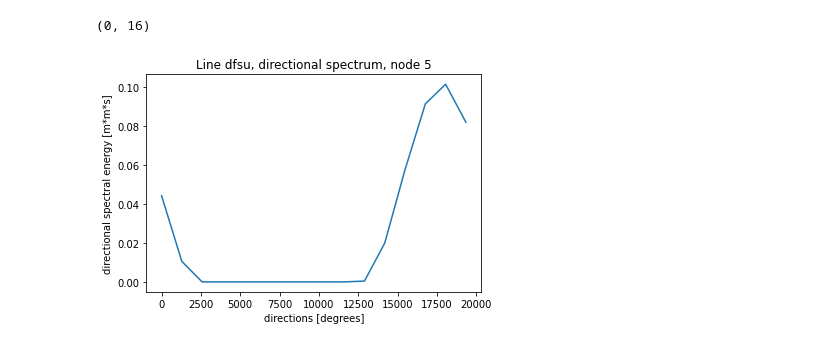
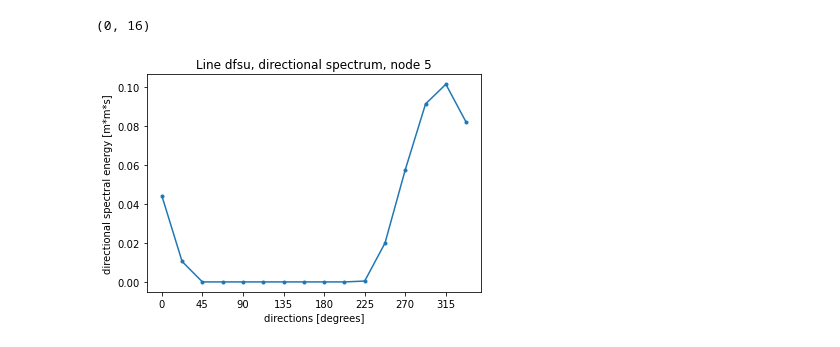
Before and after one commit to DHI/mikeio, a Jupyter notebook: notebooks/Dfsu - Spectral data other formats.ipynb, the cells around one changed output. Cells and saved outputs as stored; diff of their text form; code cells hidden in the pictures.

Commit message:
Fix directional axis on plot

```diff
--- a/notebooks/Dfsu - Spectral data other formats.ipynb
+++ b/notebooks/Dfsu - Spectral data other formats.ipynb
@@ -149,9 +148,10 @@ step = 0
 node = 5
 spec = ds[0][step, node]
 # %%
-plt.plot(dfs.directions*180/np.pi, spec)
+plt.plot(dfs.directions, spec, '.-')
 plt.xlabel("directions [degrees]")
-plt.ylabel("directional spectral energy [m*m*s]");
-plt.title(f"Line dfsu, directional spectrum, node {node}");
+plt.ylabel("directional spectral energy [m*m*s]")
+plt.title(f"Line dfsu, directional spectrum, node {node}")
+plt.gca().set_xticks(dfs.directions[::2]);
 # %% [output]
-[figure, old version]
+[figure, new version]
```
Also changed, not shown: parts of 1 cell of this notebook.
